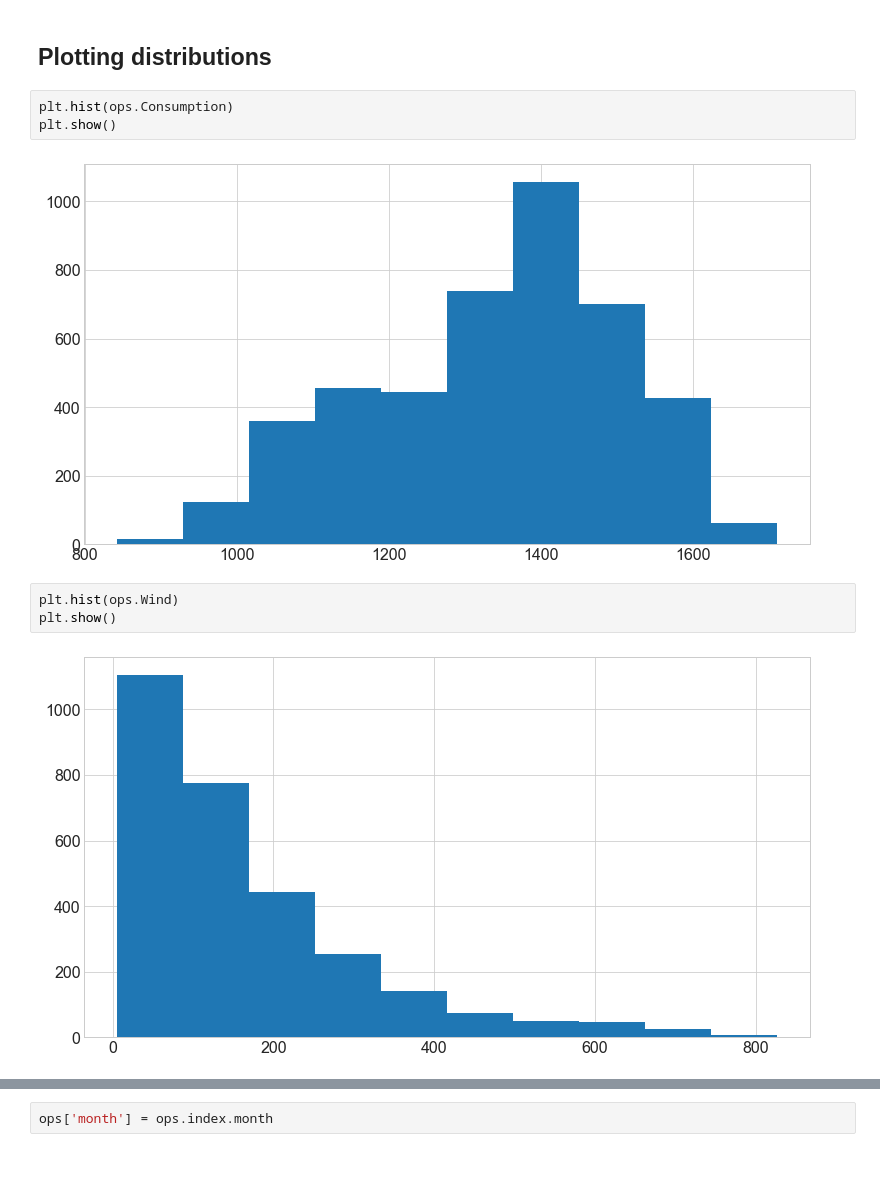
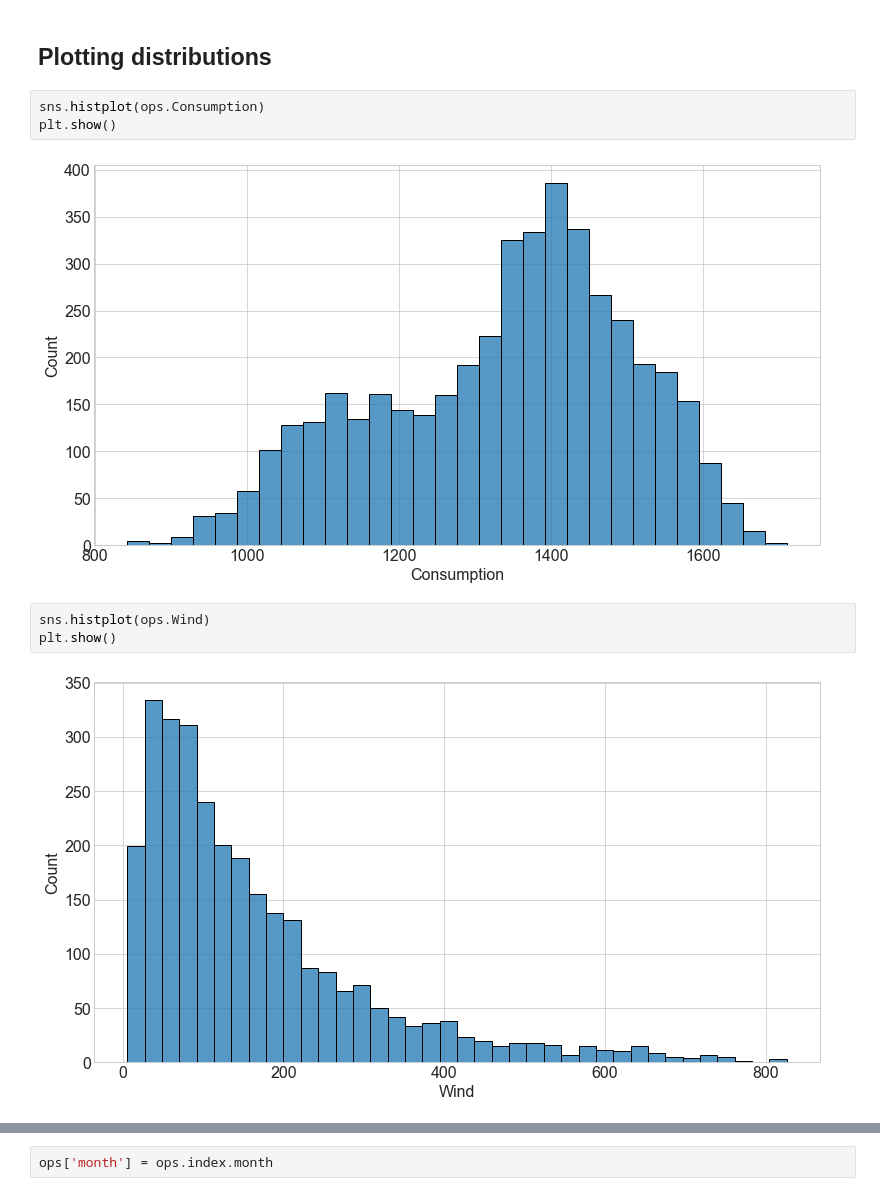
Before and after one commit to Michael-Austin-Mesa/time-series-exercises, a Jupyter notebook: prepare-exercises.ipynb, the cells around one changed output, grey strips where cells are left out. Saved outputs shown, nothing was run; the diff lists cells and outputs as text; blank space fills up the shorter version.

```diff
--- a/prepare-exercises.ipynb
+++ b/prepare-exercises.ipynb
@@ -114,13 +114,13 @@ ops = ops.set_index("Date").sort_index()
 # %% [markdown]
 ## Plotting distributions
 # %%
-plt.hist(ops.Consumption)
+sns.histplot(ops.Consumption)
 plt.show()
 # %% [output]
-[figure, old version]
+[figure, new version]
 # %%
-plt.hist(ops.Wind)
+sns.histplot(ops.Wind)
 plt.show()
 # %% [output]
-[figure, old version]
+[figure, new version]
 # %%
```
Also changed, not shown: parts of 4 cells of this notebook.
